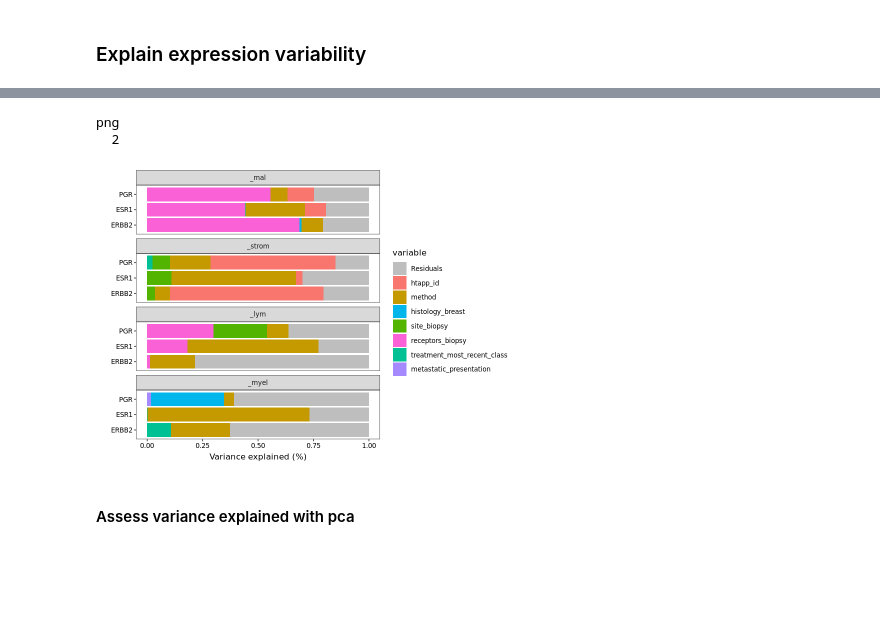
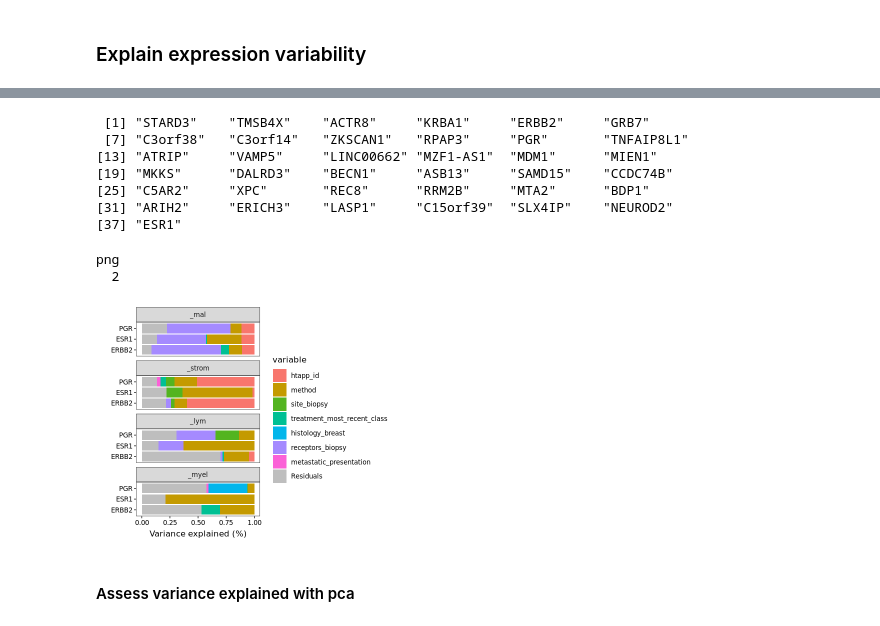
Before and after one commit to klarman-cell-observatory/HTAPP-Pipelines, a Jupyter notebook: HTAPP_MBC/02_sc-sn_analysis/02.6_explainVariability.ipynb, the cells around one changed output, grey strips where cells are left out. Saved outputs shown, nothing was run; the diff lists cells and outputs as text; code cells hidden in the pictures; blank space fills up the shorter version.

```diff
--- a/HTAPP_MBC/02_sc-sn_analysis/02.6_explainVariability.ipynb
+++ b/HTAPP_MBC/02_sc-sn_analysis/02.6_explainVariability.ipynb
@@ -227,20 +276,30 @@ png
+# %%
+vp_combined[(variable=='receptors_biopsy')&(compartment=='_mal')][order(value,decreasing=TRUE),][1:40]$gene[1:37]
+# %% [output]
+ [1] "STARD3"    "TMSB4X"    "ACTR8"     "KRBA1"     "ERBB2"     "GRB7"
+ [7] "C3orf38"   "C3orf14"   "ZKSCAN1"   "RPAP3"     "PGR"       "TNFAIP8L1"
+[13] "ATRIP"     "VAMP5"     "LINC00662" "MZF1-AS1"  "MDM1"      "MIEN1"
+[19] "MKKS"      "DALRD3"    "BECN1"     "ASB13"     "SAMD15"    "CCDC74B"
+[25] "C5AR2"     "XPC"       "REC8"      "RRM2B"     "MTA2"      "BDP1"
+[31] "ARIH2"     "ERICH3"    "LASP1"     "C15orf39"  "SLX4IP"    "NEUROD2"
+[37] "ESR1"
 # %%
-options(repr.plot.width = 7, repr.plot.height =5)
+options(repr.plot.width = 5, repr.plot.height =4)
 pl=ggplot(vp_combined[gene%in%c("ESR1","PGR","ERBB2")],aes(y=value,x=gene,fill=variable))+
 geom_bar(stat="identity")+
 facet_wrap(~compartment,ncol=1)+
-scale_fill_manual(values=c("Residuals"="grey","htapp_id"="#F8766D", "method"="#C49A00",
-                           "site_biopsy"="#53B400", "treatment_most_recent_class"="#00C094",
-                           "histology_breast"="#00B6EB", "metastatic_presentation"="#A58AFF", "receptors_biopsy"="#FB61D7"))+
+scale_fill_manual(values=c("Residuals"="grey","htapp_id"="#F8766D", "method"="#C49A00", "site_biopsy"="#53b420",
+                           "treatment_most_recent_class"="#00c094","histology_breast"="#02b6eb", "metastatic_presentation"="#FB61D7",
+                           "receptors_biopsy"="#A58AFF"))+
 coord_flip()+ylab("Variance explained (%)")+xlab("")
-pdf(paste0(run,"/varPart_receptors_all_compartments.pdf"),height=5,width=7)
+pdf(paste0(run,"/varPart_receptors_all_compartments.pdf"),height=4,width=5)
 pl
 dev.off()
 pl
 # %% [output]
 png
   2
-[figure, old version]
+[figure, new version]
 # %% [markdown]
 #### Assess variance explained with pca
 # %%
```
Also changed, not shown: parts of 51 cells of this notebook, 3 other files.
